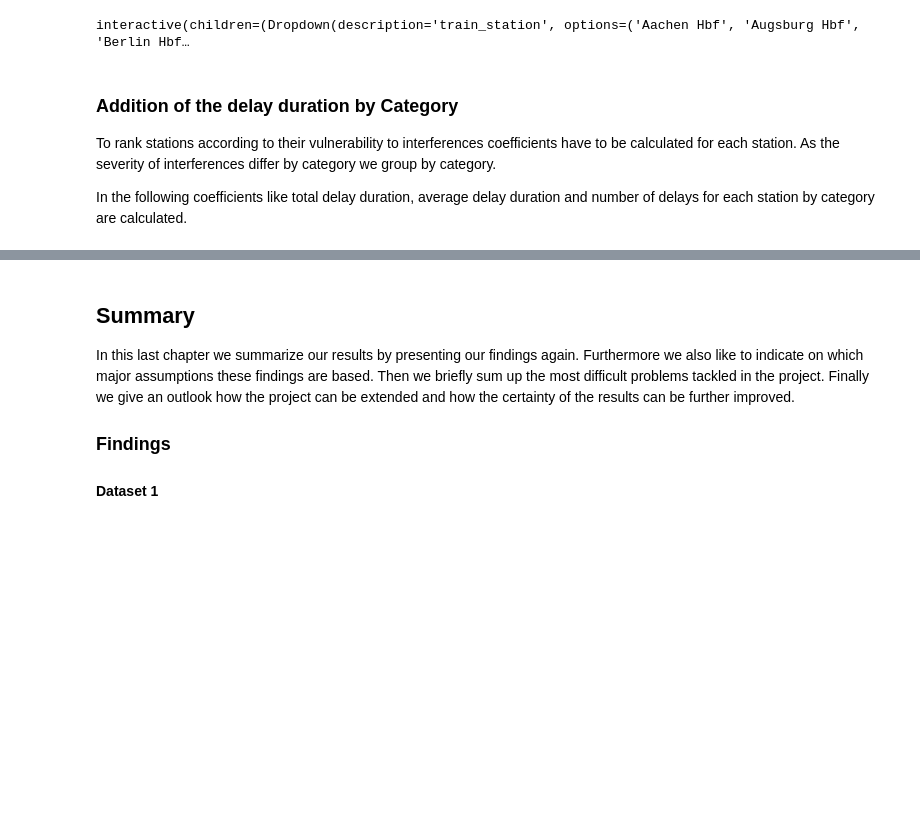
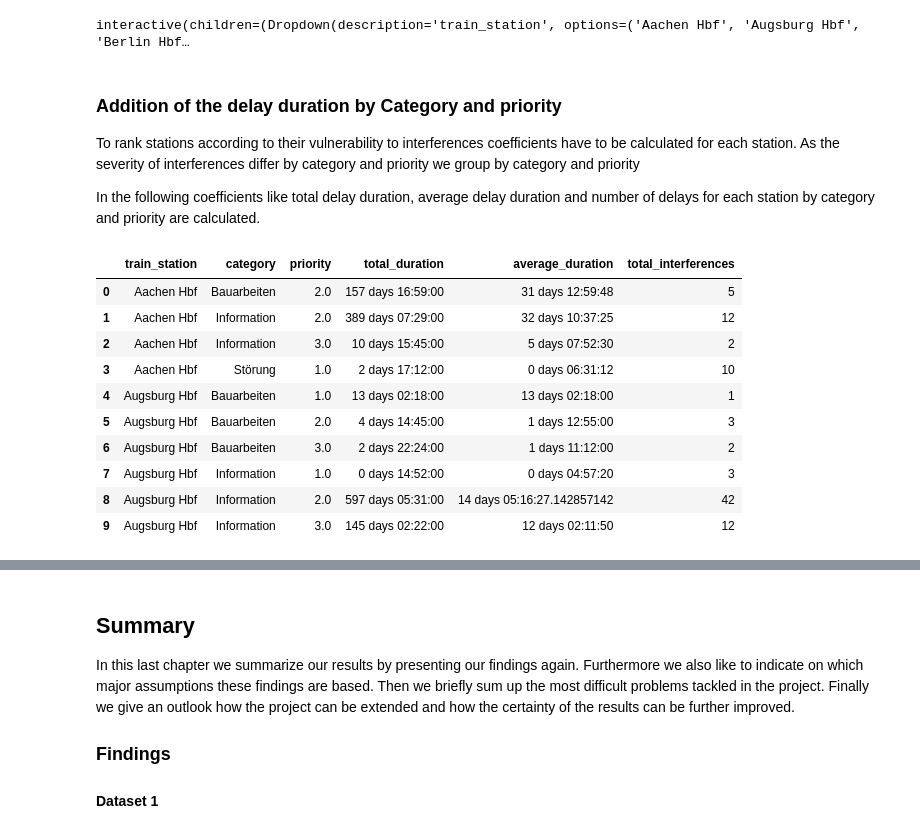
Before and after one commit to dominic0df/2023-amse, a Jupyter notebook: report.ipynb, the cells around one changed output, grey strips where cells are left out. Cells and saved outputs as stored; diff of their text form; code cells hidden in the pictures; blank space fills up the shorter version.

```diff
--- a/report.ipynb
+++ b/report.ipynb
@@ -389,3 +363,7 @@ print(delay_causes)
+# %%
+ds2_df["from_time"] = pd.to_datetime(ds2_df["from_time"], format='%y%m%d%H%M')
+ds2_df["to_time"] = pd.to_datetime(ds2_df["to_time"], format='%y%m%d%H%M')
+ds2_df["duration"] = ds2_df["to_time"] - ds2_df["from_time"]
 # %% [markdown]
 ### Delays in the operation of a specific train station
 As for connections also the information of Datasource 2 should be able to be filtered. Just select your \<Station\> and a \<Delay cause\> to make delay causes visible for a specific station
@@ -407,8 +382,24 @@ def show_train_station_information(train_station=stations, delay_cause=delay_cau
 # %% [output]
 interactive(children=(Dropdown(description='train_station', options=('Aachen Hbf', 'Augsburg Hbf', 'Berlin Hbf…
 # %% [markdown]
-### Addition of the delay duration by Category
-To rank stations according to their vulnerability to interferences coefficients have to be calculated for each station. As the severity of interferences differ by category we group by category.
+### Addition of the delay duration by Category and priority
+To rank stations according to their vulnerability to interferences coefficients have to be calculated for each station. As the severity of interferences differ by category and priority we group by category and priority
 
-In the following coefficients like total delay duration, average delay duration and number of delays for each station by category are calculated.
+In the following coefficients like total delay duration, average delay duration and number of delays for each station by category and priority are calculated.
+# %%
+interference_metrics_of_stations = ds2_df.groupby(['train_station', 'category', 'priority']).agg({'duration': ['sum', 'mean'], 'priority': 'size'}).reset_index()
+interference_metrics_of_stations.columns = ['train_station', 'category', 'priority', 'total_duration', 'average_duration', 'total_interferences']
+interference_metrics_of_stations.head(10)
+# %% [output]
+|  | train_station | category | priority | total_duration | average_duration | total_interferences |
+| 0 | Aachen Hbf | Bauarbeiten | 2.0 | 157 days 16:59:00 | 31 days 12:59:48 | 5 |
+| 1 | Aachen Hbf | Information | 2.0 | 389 days 07:29:00 | 32 days 10:37:25 | 12 |
+| 2 | Aachen Hbf | Information | 3.0 | 10 days 15:45:00 | 5 days 07:52:30 | 2 |
+| 3 | Aachen Hbf | Störung | 1.0 | 2 days 17:12:00 | 0 days 06:31:12 | 10 |
+| 4 | Augsburg Hbf | Bauarbeiten | 1.0 | 13 days 02:18:00 | 13 days 02:18:00 | 1 |
+| 5 | Augsburg Hbf | Bauarbeiten | 2.0 | 4 days 14:45:00 | 1 days 12:55:00 | 3 |
+| 6 | Augsburg Hbf | Bauarbeiten | 3.0 | 2 days 22:24:00 | 1 days 11:12:00 | 2 |
+| 7 | Augsburg Hbf | Information | 1.0 | 0 days 14:52:00 | 0 days 04:57:20 | 3 |
+| 8 | Augsburg Hbf | Information | 2.0 | 597 days 05:31:00 | 14 days 05:16:27.142857142 | 42 |
+| 9 | Augsburg Hbf | Information | 3.0 | 145 days 02:22:00 | 12 days 02:11:50 | 12 |
 # %% [markdown]
```
Also changed, not shown: parts of 19 cells of this notebook.
